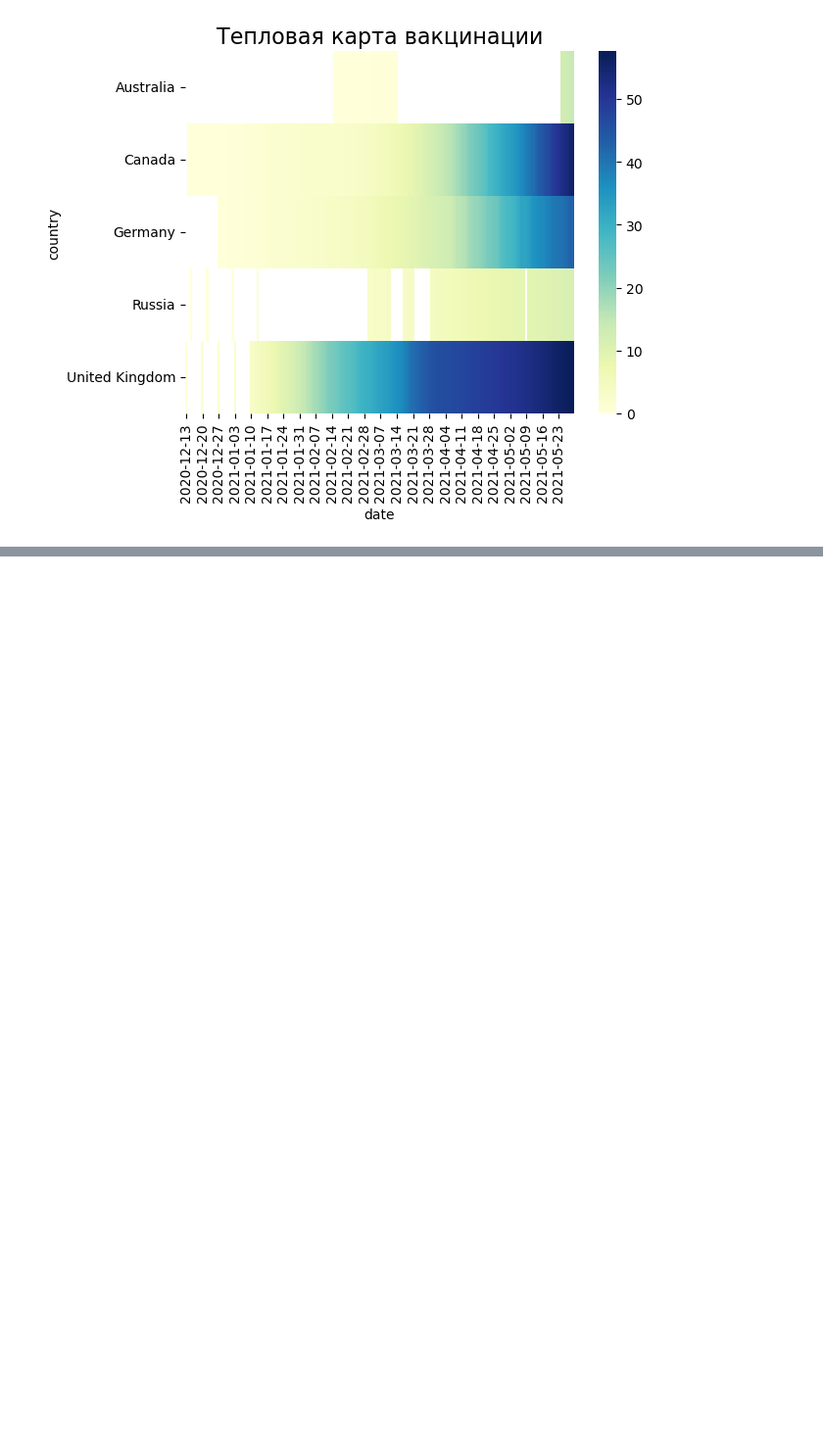
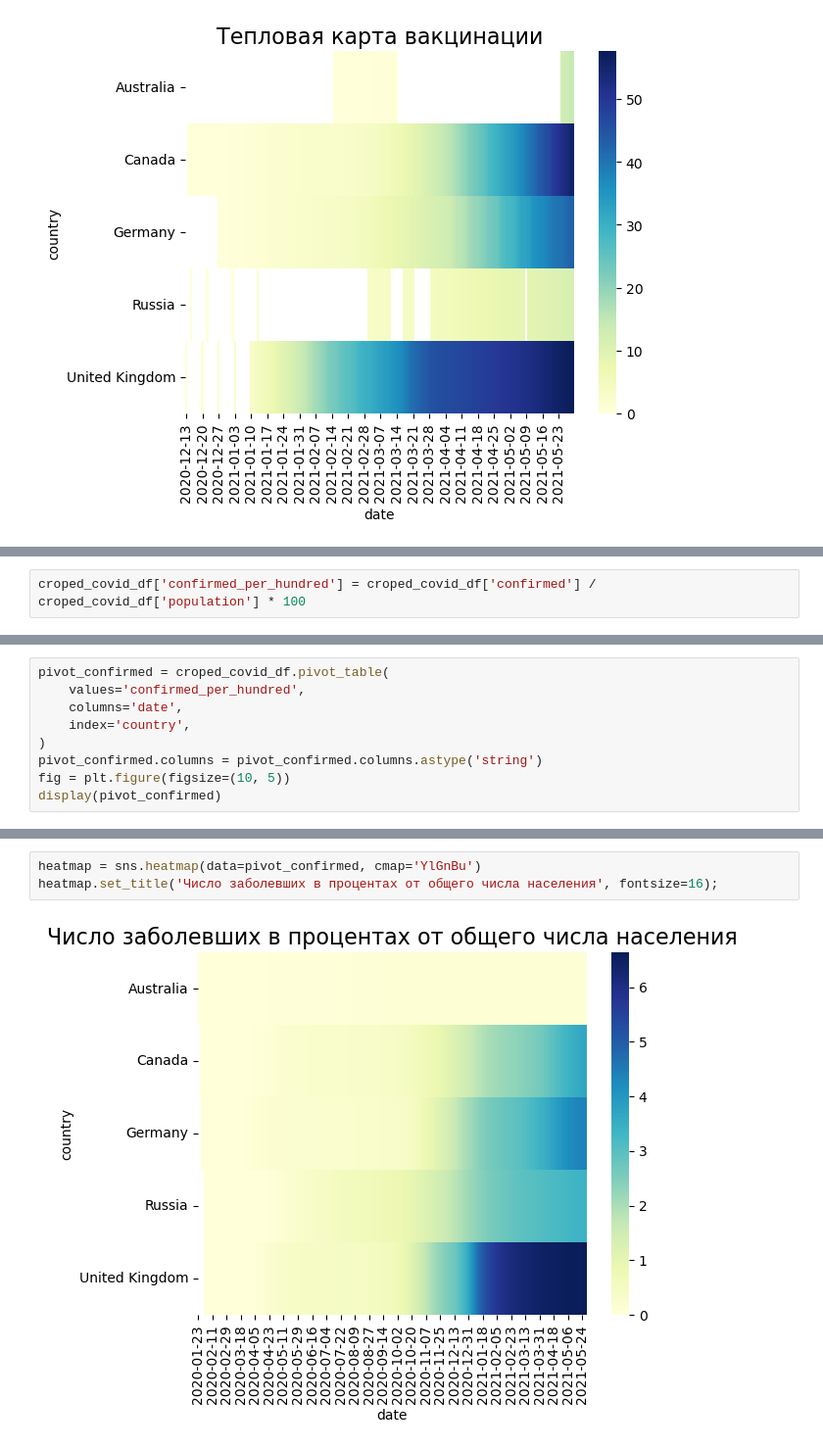
Before and after one commit to bugab0o/sfds.python13.vizualization_data, a Jupyter notebook: visualization_seaborn.ipynb, the cells around one changed output, grey strips where cells are left out. Shown at 98% size. Saved outputs shown, nothing was run; the diff lists cells and outputs as text; blank space fills up the shorter version.

```diff
--- a/visualization_seaborn.ipynb
+++ b/visualization_seaborn.ipynb
@@ -166,0 +176,2 @@ heatmap.set_title('Тепловая карта вакцинации', fontsize=1
+# %%
+croped_covid_df['confirmed_per_hundred'] = croped_covid_df['confirmed'] / croped_covid_df['population'] * 100
@@ -166,0 +186,9 @@ heatmap.set_title('Тепловая карта вакцинации', fontsize=1
+# %%
+pivot_confirmed = croped_covid_df.pivot_table(
+    values='confirmed_per_hundred',
+    columns='date',
+    index='country',
+)
+pivot_confirmed.columns = pivot_confirmed.columns.astype('string')
+fig = plt.figure(figsize=(10, 5))
+display(pivot_confirmed)
@@ -166,0 +205,5 @@ heatmap.set_title('Тепловая карта вакцинации', fontsize=1
+# %%
+heatmap = sns.heatmap(data=pivot_confirmed, cmap='YlGnBu')
+heatmap.set_title('Число заболевших в процентах от общего числа населения', fontsize=16);
+# %% [output]
+[figure, added]
```
Also changed, not shown: parts of 17 cells of this notebook, 1 other file.
